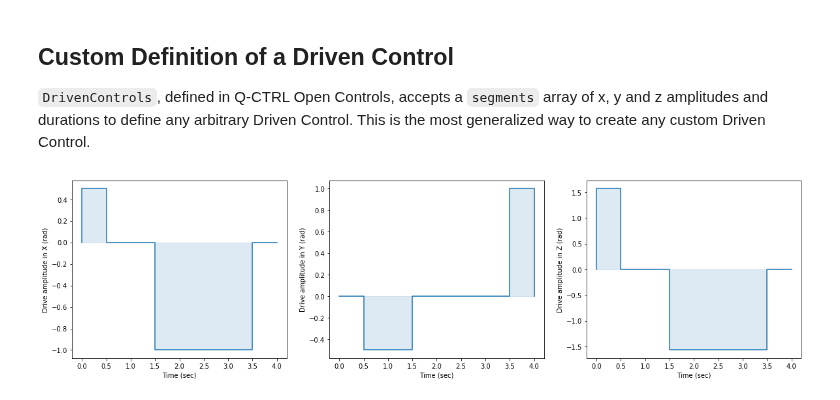
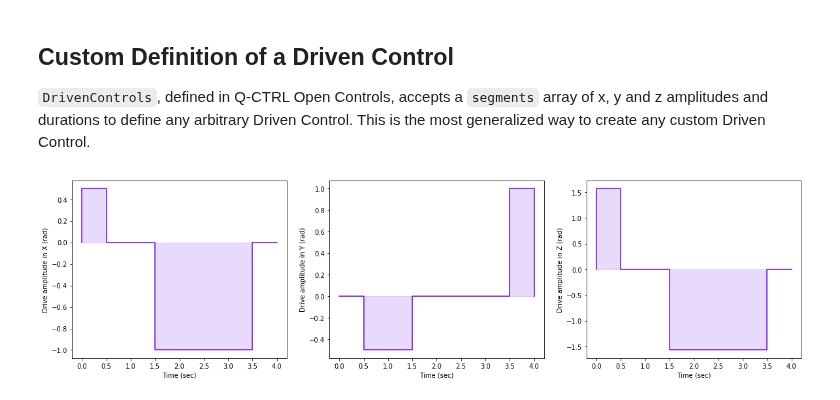
Before and after one commit to qctrl/open-controls, a Jupyter notebook: examples/creating_a_driven_control.ipynb, the cells around one changed output. Saved outputs shown, nothing was run; the diff lists cells and outputs as text; code cells hidden in the pictures.

```diff
--- a/examples/creating_a_driven_control.ipynb
+++ b/examples/creating_a_driven_control.ipynb
@@ -12,6 +12,11 @@ Q-CTRL Open Controls can be used to create a driven control from a library of we
 import numpy as np
 import matplotlib.pyplot as plt
 from qctrlopencontrols import new_predefined_driven_control, DrivenControls
+
+plt.rcParams['axes.prop_cycle'] = plt.cycler(
+    color=['#231e21', '#381e42', '#c80a64', '#680cea', '#5b02c1',
+           '#ffffff', '#faf7fc', '#ae9fb4', '#6c5b72', '250d2e']
+)
 # %% [markdown]
 ## Predefined Driven Control Schemes
 
@@ -192,37 +197,37 @@ x_amplitudes = [np.pi/2, 0, -np.pi, 0]
 y_amplitudes = [0, -np.pi/2, 0, np.pi]
 z_amplitudes = [np.pi/2, 0, -np.pi/2, 0]
 durations = [0.5, 1, 2, 0.5]
 
 _segments = np.vstack([x_amplitudes, y_amplitudes, z_amplitudes, durations]).T
 _name = 'Custon Driven Control'
 _shape = 'square'
 
 custom_driven_control = DrivenControls(segments=_segments, name=_name, shape=_shape)
 
 ## let us plot and verify
 formatted_plot_data = custom_driven_control.get_plot_formatted_arrays()
 x_amplitudes, y_amplitudes, z_amplitudes, times = (formatted_plot_data['x_amplitudes'],
                                                    formatted_plot_data['y_amplitudes'],
                                                    formatted_plot_data['z_amplitudes'],
                                                    formatted_plot_data['times'])
 # prepare the axes
 figure, (x_axis, y_axis, z_axis) = plt.subplots(1, 3, figsize=(20,5))
 
-x_axis.fill_between(times, x_amplitudes, 0, alpha=0.15, color='C0')
-x_axis.plot(times, x_amplitudes)
+x_axis.fill_between(times, x_amplitudes, 0, alpha=0.15, color='C3')
+x_axis.plot(times, x_amplitudes, color='C3')
 x_axis.set_xlabel('Time (sec)')
 x_axis.set_ylabel('Drive amplitude in X (rad)')
 
-y_axis.fill_between(times, y_amplitudes, 0, alpha=0.15, color='C0')
-y_axis.plot(times, y_amplitudes)
+y_axis.fill_between(times, y_amplitudes, 0, alpha=0.15, color='C3')
+y_axis.plot(times, y_amplitudes, color='C3')
 y_axis.set_xlabel('Time (sec)')
 y_axis.set_ylabel('Drive amplitude in Y (rad)')
 
-z_axis.fill_between(times, z_amplitudes, 0, alpha=0.15, color='C0')
-z_axis.plot(times, z_amplitudes)
+z_axis.fill_between(times, z_amplitudes, 0, alpha=0.15, color='C3')
+z_axis.plot(times, z_amplitudes, color='C3')
 z_axis.set_xlabel('Time (sec)')
 z_axis.set_ylabel('Drive amplitude in Z (rad)')
 
 plt.show()
 # %% [output]
-[figure, old version]
+[figure, new version]
```
Also changed, not shown: parts of 2 cells of this notebook.
